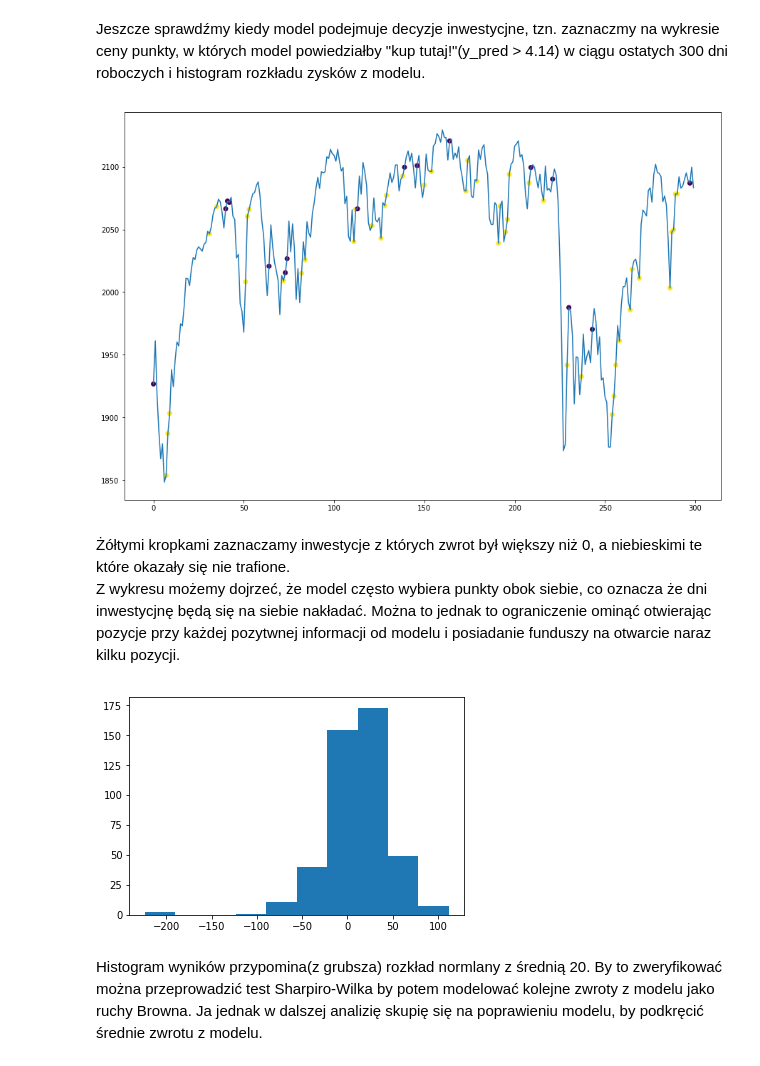
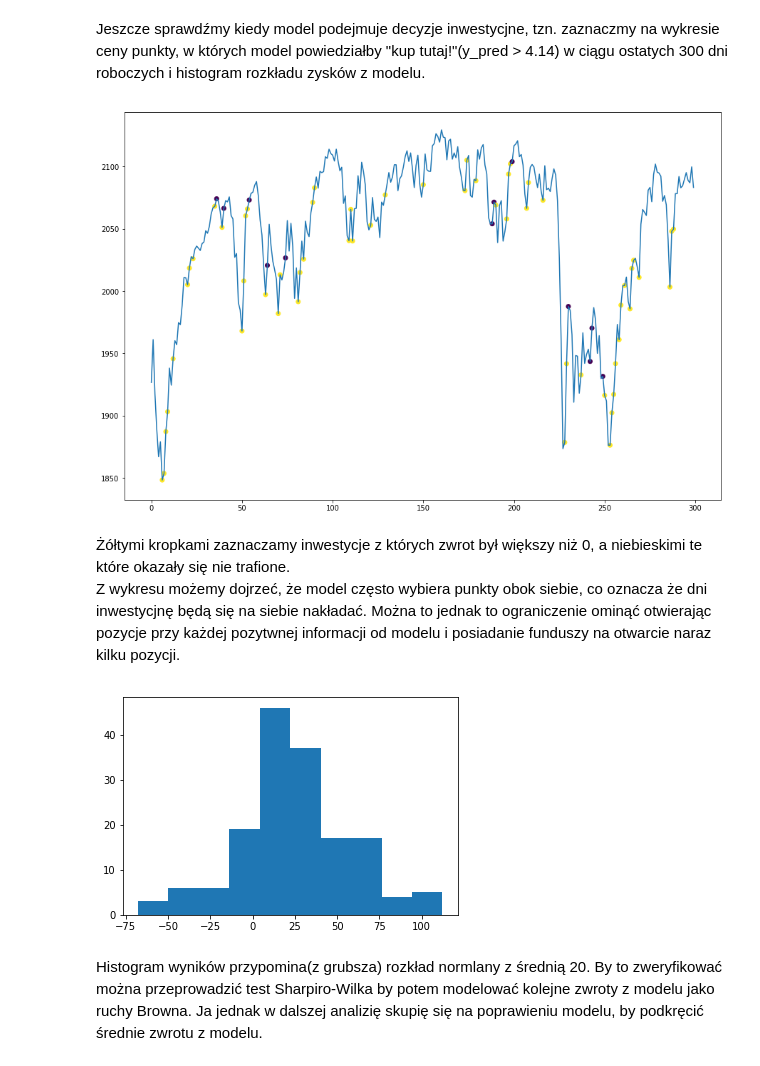
Before and after one commit to OlafSk/Modelowanie-AT, a Jupyter notebook: Paper2.ipynb, the cells around one changed output. Saved outputs shown, nothing was run; the diff lists cells and outputs as text; code cells hidden in the pictures.

```diff
--- a/Paper2.ipynb
+++ b/Paper2.ipynb
@@ -139,7 +139,8 @@ def plotMeanReturnCurve(y_true, y_pred, **kwargs):
 Poniżej porównamy wyniki SVM, Random Forest i XGBoost w przewidywaniu zwrotu w przeciągu 5 dni od zakupu futursa.
 # %%
 from sklearn.svm import SVR
-svr = SVR(kernel="linear")
+svr = SVR(C=10, cache_size=200, coef0=0.0, degree=3, epsilon=1, gamma='auto',
+  kernel='linear', max_iter=-1, shrinking=True, tol=0.001, verbose=False)
 # %%
 svr.fit(X_train, y1_train)
 # %% [output]
@@ -153,0 +149,8 @@ xgb = XGBRegressor(n_estimators=100, colsample_bytree=0.7)
+# %%
+from sklearn.ensemble import RandomForestRegressor
+rf = RandomForestRegressor(bootstrap=True, criterion='mse', max_depth=6,
+           max_features=0.9, max_leaf_nodes=None,
+           min_impurity_decrease=0.0, min_impurity_split=None,
+           min_samples_leaf=0.03, min_samples_split=2,
+           min_weight_fraction_leaf=0.0, n_estimators=100, n_jobs=1,
+           oob_score=False, random_state=None, verbose=0, warm_start=False)
@@ -204,7 +210,7 @@ plt.show()
 Wykres pokazuje że gdy nasz model wybiera coraz mniej największych zwrot to średni zwrot rośnie. Pokazuje to, że im większa predykcja modelu tym większy potencialny zwrot z inwestycji. Przy wybieraniu 20% największych zwrotów z modelu średni zwrot z inwestycji wynosi około 20 punktów. <br>
 Policzmy dla jakiej wartości to dokładnie wynosi i ile uzyskujemy poprawy od pasywnego inwestowania.
 # %%
-y_pred = svr.predict(X_test)
+y_pred = rf.predict(X_test)
 # %%
 c = np.percentile(y_pred, 80)
 print("80 percentyl przewidywanych zwrotów wynosi: ",c)
@@ -225,19 +231,19 @@ col = y5_test[-800:-500][y_pred[-800:-500] > 7.26] > 0
 # %%
-markers = np.where(y_pred[-800:-500] > 7.26)
+markers = np.where(y_pred[-800:-500] > 6.59)
 plt.figure(figsize=(15,10))
 plt.plot(range(300), price[-805:-505])
-zplt.scatter(markers, price[-805:-505][y_pred[-800:-500] > 7.26], c=col)
+plt.scatter(markers, price[-805:-505][y_pred[-800:-500] > 6.59], c=col)
 plt.show()
 # %% [output]
-[figure, old version]
+[figure, new version]
 # %% [markdown]
 Żółtymi kropkami zaznaczamy inwestycje z których zwrot był większy niż 0, a niebieskimi te które okazały się nie trafione. <br>
 Z wykresu możemy dojrzeć, że model często wybiera punkty obok siebie, co oznacza że dni inwestycjnę będą się na siebie nakładać. Można to jednak to ograniczenie ominąć otwierając pozycje przy każdej pozytwnej informacji od modelu i posiadanie funduszy na otwarcie naraz kilku pozycji.
 # %%
-plt.hist(y5_test[y_pred > 4.14])
+plt.hist(y5_test[y_pred > 6.59])
 plt.show()
 # %% [output]
-[figure, old version]
+[figure, new version]
 # %% [markdown]
 Histogram wyników przypomina(z grubsza) rozkład normlany z średnią 20. By to zweryfikować można przeprowadzić test Sharpiro-Wilka by potem modelować kolejne zwroty z modelu jako ruchy Browna. Ja jednak w dalszej analizię skupię się na poprawieniu modelu, by podkręcić średnie zwrotu z modelu.
 # %% [markdown]
```
Also changed, not shown: parts of 15 cells of this notebook.
